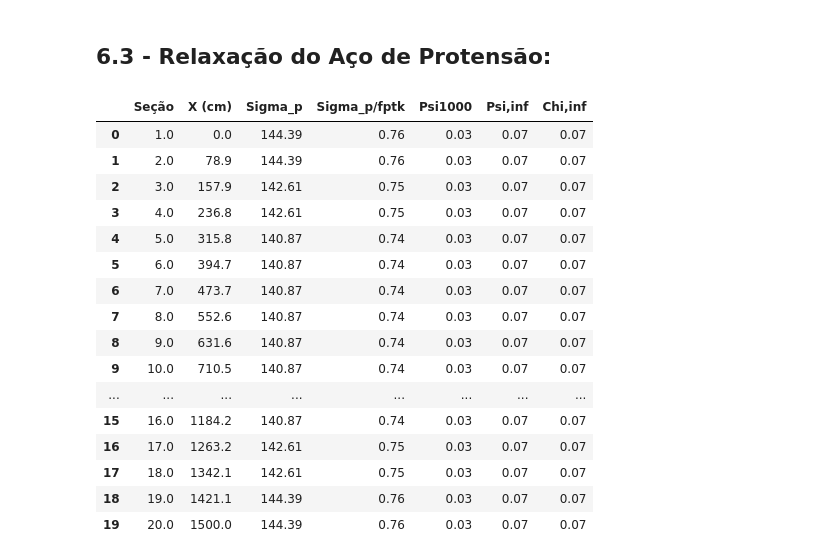
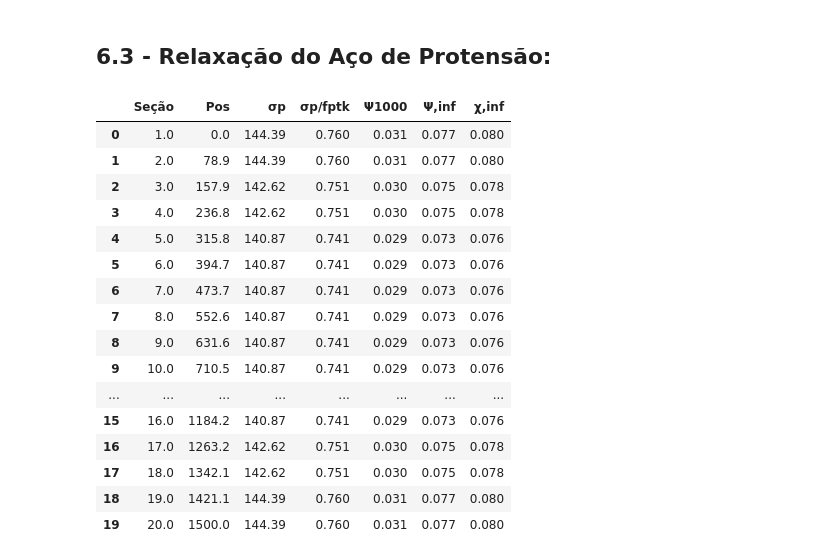
Before and after one commit to GarciaGabe/eng, a Jupyter notebook: Viga Protendida.ipynb, the cells around one changed output. Drawn from its saved outputs; the diff is of its cells as text; code cells hidden in the pictures.

```diff
--- a/Viga Protendida.ipynb
+++ b/Viga Protendida.ipynb
@@ -640,30 +645,30 @@ for i in range (20):
         if(relax[1][i] >= x1_anc[j] and relax[1][i] <= x2_anc[j]):
             relax[2][i] = round(sigma_p[j],2)
             break
-    relax[3][i] = round(relax[2][i]/f_ptk,2)
-    relax[4][i] = round(calcpsi(relax[3][i]),2)
-    relax[5][i] = round(relax[4][i]*2.5,2)
-    relax[6][i] = round(-log(1-relax[5][i]),2)
+    relax[3][i] = round(relax[2][i]/f_ptk,3)
+    relax[4][i] = round(calcpsi(relax[3][i]),3)
+    relax[5][i] = round(relax[4][i]*2.5,3)
+    relax[6][i] = round(-log(1-relax[5][i]),3)
 # %%
-data = pd.DataFrame(relax)
-data = data.transpose()
-data.rename(columns={0:'Seção',1:'X (cm)',2:'Sigma_p',3:'Sigma_p/fptk',4:'Psi1000',5:'Psi,inf',6:'Chi,inf'},inplace = True)
-display(data)
+tabela3 = pd.DataFrame(relax)
+tabela3 = tabela3.transpose()
+tabela3.rename(columns={0:'Seção',1:'Pos',2:'\u03C3p',3:'\u03C3p/fptk',4:'\u03A81000',5:'\u03A8,inf',6:'\u03C7,inf'},inplace = True)
+display(tabela3)
 # %% [output]
-|  | Seção | X (cm) | Sigma_p | Sigma_p/fptk | Psi1000 | Psi,inf | Chi,inf |
-| 0 | 1.0 | 0.0 | 144.39 | 0.76 | 0.03 | 0.07 | 0.07 |
-| 1 | 2.0 | 78.9 | 144.39 | 0.76 | 0.03 | 0.07 | 0.07 |
-| 2 | 3.0 | 157.9 | 142.61 | 0.75 | 0.03 | 0.07 | 0.07 |
-| 3 | 4.0 | 236.8 | 142.61 | 0.75 | 0.03 | 0.07 | 0.07 |
-| 4 | 5.0 | 315.8 | 140.87 | 0.74 | 0.03 | 0.07 | 0.07 |
-| 5 | 6.0 | 394.7 | 140.87 | 0.74 | 0.03 | 0.07 | 0.07 |
-| 6 | 7.0 | 473.7 | 140.87 | 0.74 | 0.03 | 0.07 | 0.07 |
-| 7 | 8.0 | 552.6 | 140.87 | 0.74 | 0.03 | 0.07 | 0.07 |
-| 8 | 9.0 | 631.6 | 140.87 | 0.74 | 0.03 | 0.07 | 0.07 |
-| 9 | 10.0 | 710.5 | 140.87 | 0.74 | 0.03 | 0.07 | 0.07 |
+|  | Seção | Pos | σp | σp/fptk | Ψ1000 | Ψ,inf | χ,inf |
+| 0 | 1.0 | 0.0 | 144.39 | 0.760 | 0.031 | 0.077 | 0.080 |
+| 1 | 2.0 | 78.9 | 144.39 | 0.760 | 0.031 | 0.077 | 0.080 |
+| 2 | 3.0 | 157.9 | 142.62 | 0.751 | 0.030 | 0.075 | 0.078 |
+| 3 | 4.0 | 236.8 | 142.62 | 0.751 | 0.030 | 0.075 | 0.078 |
+| 4 | 5.0 | 315.8 | 140.87 | 0.741 | 0.029 | 0.073 | 0.076 |
+| 5 | 6.0 | 394.7 | 140.87 | 0.741 | 0.029 | 0.073 | 0.076 |
+| 6 | 7.0 | 473.7 | 140.87 | 0.741 | 0.029 | 0.073 | 0.076 |
+| 7 | 8.0 | 552.6 | 140.87 | 0.741 | 0.029 | 0.073 | 0.076 |
+| 8 | 9.0 | 631.6 | 140.87 | 0.741 | 0.029 | 0.073 | 0.076 |
+| 9 | 10.0 | 710.5 | 140.87 | 0.741 | 0.029 | 0.073 | 0.076 |
 | ... | ... | ... | ... | ... | ... | ... | ... |
-| 15 | 16.0 | 1184.2 | 140.87 | 0.74 | 0.03 | 0.07 | 0.07 |
-| 16 | 17.0 | 1263.2 | 142.61 | 0.75 | 0.03 | 0.07 | 0.07 |
-| 17 | 18.0 | 1342.1 | 142.61 | 0.75 | 0.03 | 0.07 | 0.07 |
-| 18 | 19.0 | 1421.1 | 144.39 | 0.76 | 0.03 | 0.07 | 0.07 |
-| 19 | 20.0 | 1500.0 | 144.39 | 0.76 | 0.03 | 0.07 | 0.07 |
+| 15 | 16.0 | 1184.2 | 140.87 | 0.741 | 0.029 | 0.073 | 0.076 |
+| 16 | 17.0 | 1263.2 | 142.62 | 0.751 | 0.030 | 0.075 | 0.078 |
+| 17 | 18.0 | 1342.1 | 142.62 | 0.751 | 0.030 | 0.075 | 0.078 |
+| 18 | 19.0 | 1421.1 | 144.39 | 0.760 | 0.031 | 0.077 | 0.080 |
+| 19 | 20.0 | 1500.0 | 144.39 | 0.760 | 0.031 | 0.077 | 0.080 |
```
Also changed, not shown: parts of 2 cells of this notebook.
